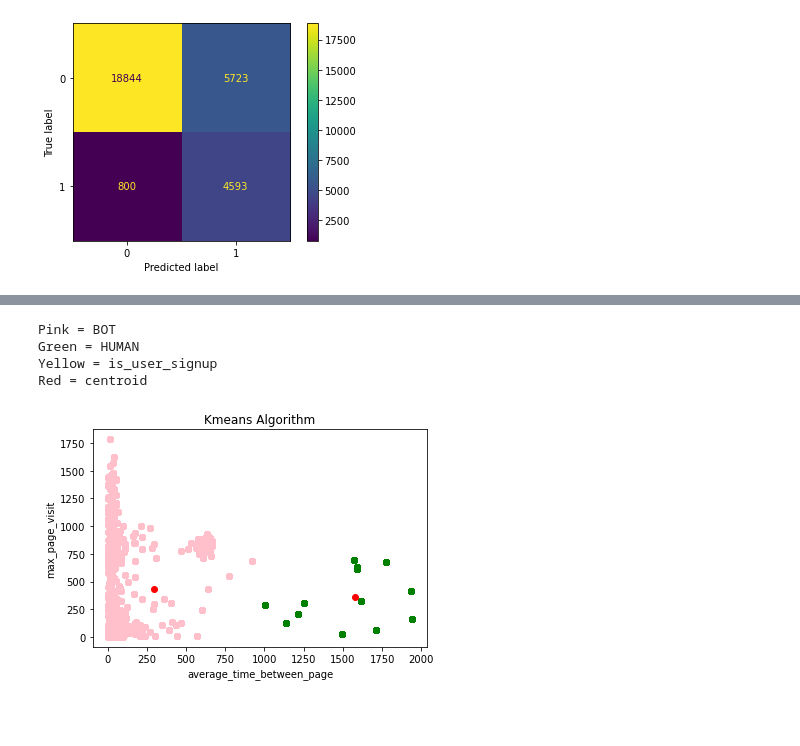
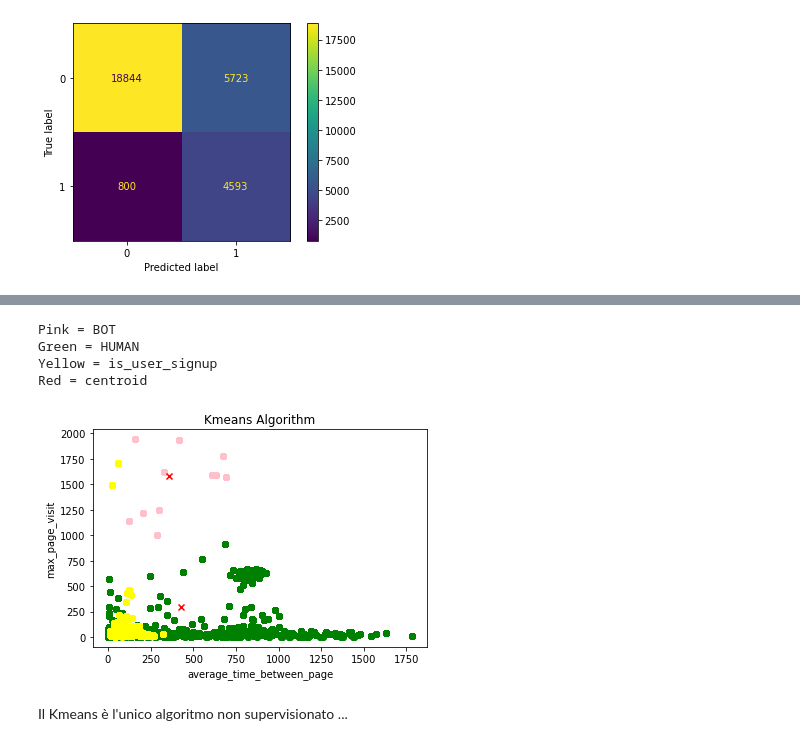
Before and after one commit to francobelloni85/DataMiningUni, a Jupyter notebook: BotDetectionClustering.ipynb, the cells around one changed output, grey strips where cells are left out. Drawn from its saved outputs; the diff is of its cells as text; code cells hidden in the pictures; blank space fills up the shorter version.

Commit message:
[ADD] Kmeans Algorithm - 3

```diff
--- a/BotDetectionClustering.ipynb
+++ b/BotDetectionClustering.ipynb
@@ -236,21 +216,35 @@ def count_values(array_input):
 ## using Kmean to make 2 cluster group
 from sklearn.cluster import KMeans
 
-# # all features = ['average_time_between_page','count_page','max_page_visit','count_days','is_user_signup']
+# all features = ['average_time_between_page','count_page','max_page_visit','count_days','is_user_signup']
 
+# Carico il dataset
 data_k_means = data_result.copy(deep=True)
-data_k_means_all = data_result.copy(deep=True)
 
+# Cambio l'ordine delle colonne (per il grafico)
+# https://stackoverflow.com/questions/53141240/pandas-how-to-swap-or-reorder-columns
+cols = list(data_k_means.columns)
+a, b = cols.index('max_page_visit'), cols.index('average_time_between_page')
+cols[b], cols[a] = cols[a], cols[b]
+data_k_means = data_k_means[cols]
+
+# Copio i dati in questo altro dataset per mostrare is_user_signup successivamente
+data_k_means_all = data_k_means.copy(deep=True)
+
+# Tengo solo 2 features, le altre le elimino
 del data_k_means['ip']
-
-# Tengo solo 2 features
 del data_k_means['count_page']
 del data_k_means['count_days']
 del data_k_means['is_user_signup']
 
+# Salvo per dopo
+data_k_means_3 = data_k_means.copy(deep=True)
+
+# Inizializzo il KMeans con 2 cluster
 kmeans = KMeans(n_clusters=2)
 y_pred = kmeans.fit_predict(data_k_means)
 
+# Il risultato lo salvo nella colonna "cluster"
 data_k_means['cluster'] = y_pred
 print(data_k_means)
 # %% [output]
@@ -314,28 +275,30 @@ print(dataset_human)
 # %%
-plt.scatter(dataset_bot.max_page_visit,
-            dataset_bot.average_time_between_page,
+plt.scatter(dataset_bot.average_time_between_page,
+            dataset_bot.max_page_visit,
+            color='green')
+
+plt.scatter(dataset_human.average_time_between_page,
+            dataset_human.max_page_visit,
             color='pink')
 
-plt.scatter(dataset_human.max_page_visit,
-            dataset_human.average_time_between_page,
-            color='green')
+dataset_is_user_signup = data_k_means_all[data_k_means_all.is_user_signup == 1]
+plt.scatter(dataset_is_user_signup.average_time_between_page,dataset_is_user_signup.max_page_visit,color='yellow')
 
-# dataset_is_user_signup = data_k_means_all[data_k_means_all.is_user_signup == 1]
-# plt.scatter(dataset_is_user_signup.average_time_between_page,dataset_is_user_signup.max_page_visit,color='yellow')
-
-plt.scatter(kmeans.cluster_centers_[:,0],kmeans.cluster_centers_[:,1],color='red')
+plt.scatter(kmeans.cluster_centers_[:,0],kmeans.cluster_centers_[:,1],color='red', marker='x')
 
 plt.title("Kmeans Algorithm")
 plt.xlabel("average_time_between_page")
 plt.ylabel("max_page_visit")
 
 print("Pink = BOT")
 print("Green = HUMAN")
 print("Yellow = is_user_signup")
 print("Red = centroid")
 # %% [output]
 Pink = BOT
 Green = HUMAN
 Yellow = is_user_signup
 Red = centroid
-[figure, old version]
+[figure, new version]
+# %% [markdown]
+Il Kmeans è l'unico algoritmo non supervisionato ...
```
Also changed, not shown: parts of 8 cells of this notebook.
